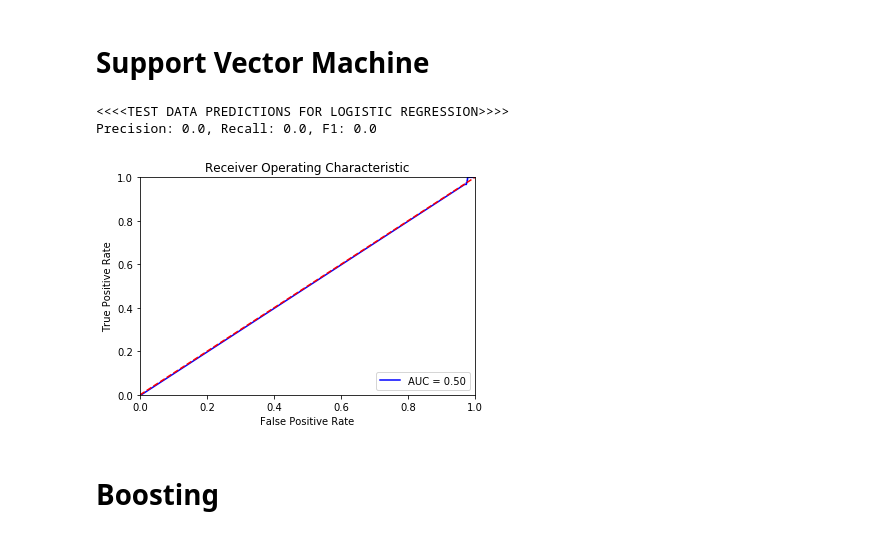
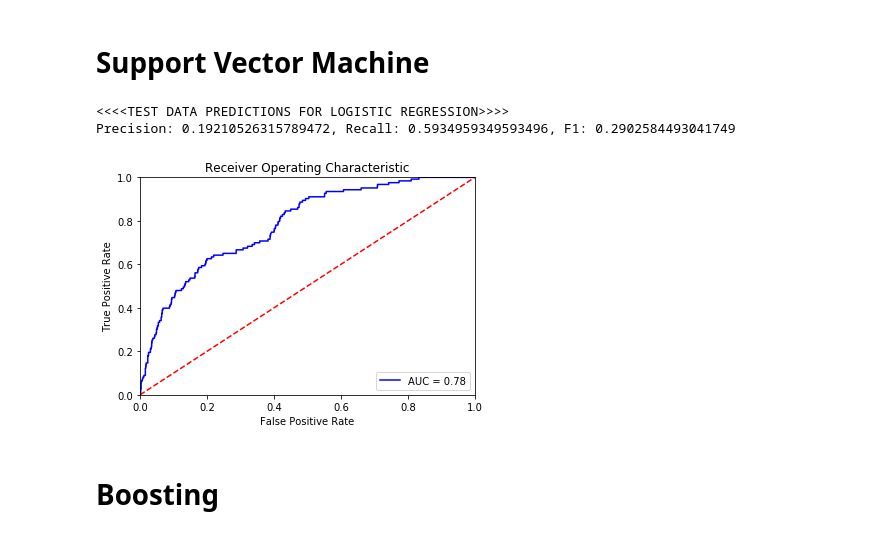
Before and after one commit to zchuning/BankruptcyDataAnalysis, a Jupyter notebook: BankruptcyDataAnalysis.ipynb, the cells around one changed output. Drawn from its saved outputs; the diff is of its cells as text; code cells hidden in the pictures.

Commit message:
Add PCA and data normalization

```diff
--- a/BankruptcyDataAnalysis.ipynb
+++ b/BankruptcyDataAnalysis.ipynb
@@ -60,7 +65,7 @@ arrow.
 ### Partial Dataset
 # %%
 # Load the bankruptcy data of year 5 into pandas dataframe
-data, meta = arff.loadarff('/5year.arff')
+data, meta = arff.loadarff('/content/5year.arff')
 data = np.array(data.tolist(), np.float)
 
 # Extracting X and y
@@ -340,0 +367,5 @@ Precision: 0.09578207381370826, Recall: 0.8861788617886179, F1: 0.17287866772402
+# %%
+X_train_norm = StandardScaler().fit_transform(X_train)
+X_test_norm = StandardScaler().fit_transform(X_test)
+
+logistic_regression(X_train_norm, y_train, X_test_norm, y_test, cweight)
@@ -352,11 +387,11 @@ def svm(X_train, y_train, X_test, y_test, class_weight):
     print('Precision: {0}, Recall: {1}, F1: {2}'.format(str(pre_score), str(rec_score), str(f1)))
     plot_AUC(y_pred_proba, y_test)
 # %%
-svm(X_train, y_train, X_test, y_test, cweight)
+svm(X_train_norm, y_train, X_test_norm, y_test, cweight)
 # %% [output]
 <<<<TEST DATA PREDICTIONS FOR LOGISTIC REGRESSION>>>>
-Precision: 0.0, Recall: 0.0, F1: 0.0
+Precision: 0.19210526315789472, Recall: 0.5934959349593496, F1: 0.2902584493041749
-[figure, old version]
+[figure, new version]
 # %% [markdown]
 # Boosting
 # %% [markdown]
```
Also changed, not shown: parts of 13 cells of this notebook.
